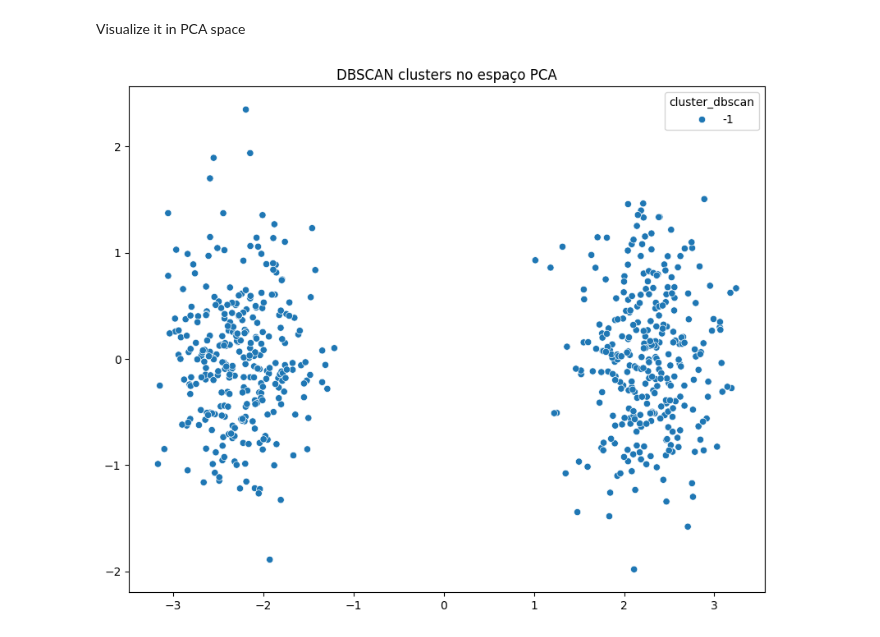
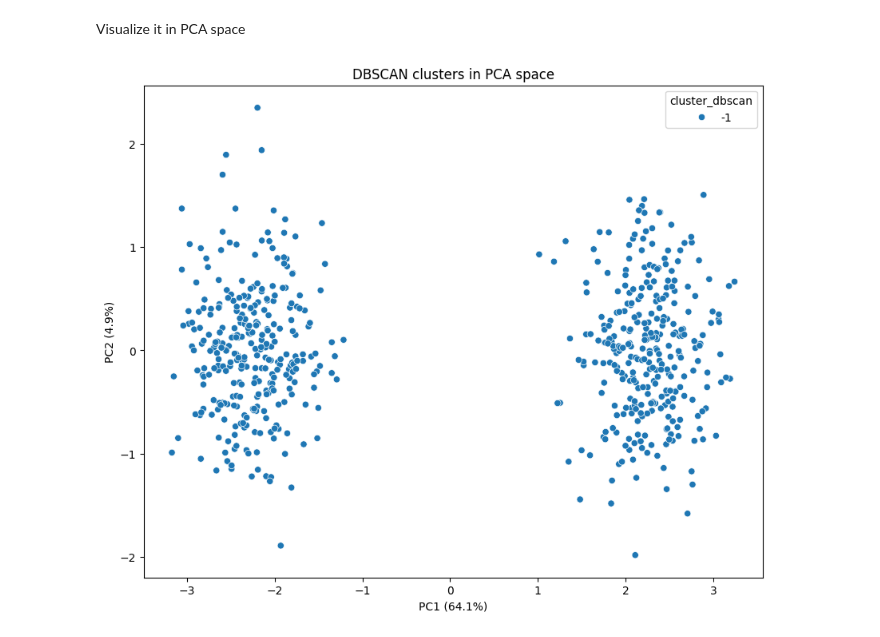
Before and after one commit to jlima-geol/multivariate-compositional-analysis, a Jupyter notebook: notebooks/04_clustering_dbscan.ipynb, the cells around one changed output. Cells and saved outputs as stored; diff of their text form; code cells hidden in the pictures.

```diff
--- a/notebooks/04_clustering_dbscan.ipynb
+++ b/notebooks/04_clustering_dbscan.ipynb
@@ -32,8 +34,11 @@ Apply DBSCAN analysis
 db = DBSCAN(eps=1.5, min_samples=10).fit(X)
 labels = db.labels_
 
-df_clr["cluster_dbscan"] = labels
-df_clr.head(10)
+df_dbscan = df_clr.copy()
+df_dbscan["cluster_dbscan"] = labels
+df_dbscan["cluster_dbscan"] = df_dbscan["cluster_dbscan"].astype("category")
+
+df_dbscan.head(10)
 # %% [output]
 |  | Br | Cl | F | SO4 | Ca | Mg | Sr | Cu | Co | Pb | Zn | ... |
 | 0 | 0.746251 | 0.315967 | -0.725338 | 1.031902 | 0.322700 | 0.614582 | 0.798161 | -1.001871 | -1.241130 | -0.897711 | -1.715558 | ... |
@@ -50,15 +55,21 @@ df_clr.head(10)
 Visualize it in PCA space
 # %%
 from src.pca_analysis import run_pca
-pca, scores, _ = run_pca(df_clr[elements])
+pca, scores, _ = run_pca(df_dbscan.drop(columns=["cluster_dbscan"]))
 
 plt.figure(figsize=(10,8))
 sns.scatterplot(
-    x=scores[:,0], y=scores[:,1],
-    hue=df_clr["cluster_dbscan"],
+    x=scores["PC1"],
+    y=scores["PC2"],
+    hue=df_dbscan["cluster_dbscan"],
     palette="tab10"
 )
-plt.title("DBSCAN clusters no espaço PCA")
+
+
+plt.xlabel(f"PC1 ({pca.explained_variance_ratio_[0]*100:.1f}%)")
+plt.ylabel(f"PC2 ({pca.explained_variance_ratio_[1]*100:.1f}%)")
+
+plt.title("DBSCAN clusters in PCA space")
 plt.show()
 # %% [output]
-[figure, old version]
+[figure, new version]
```
Also changed, not shown: parts of 1 cell of this notebook, 9 other files.
